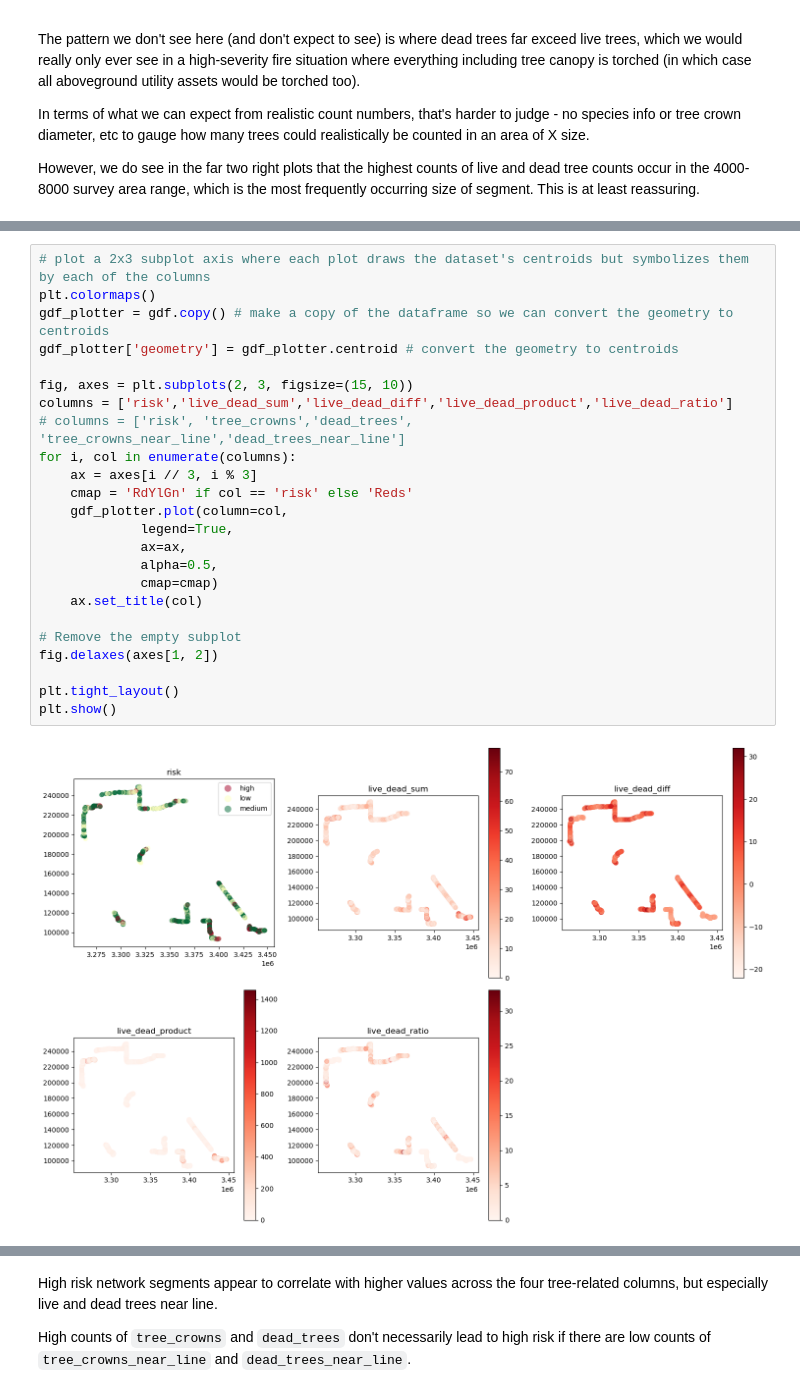
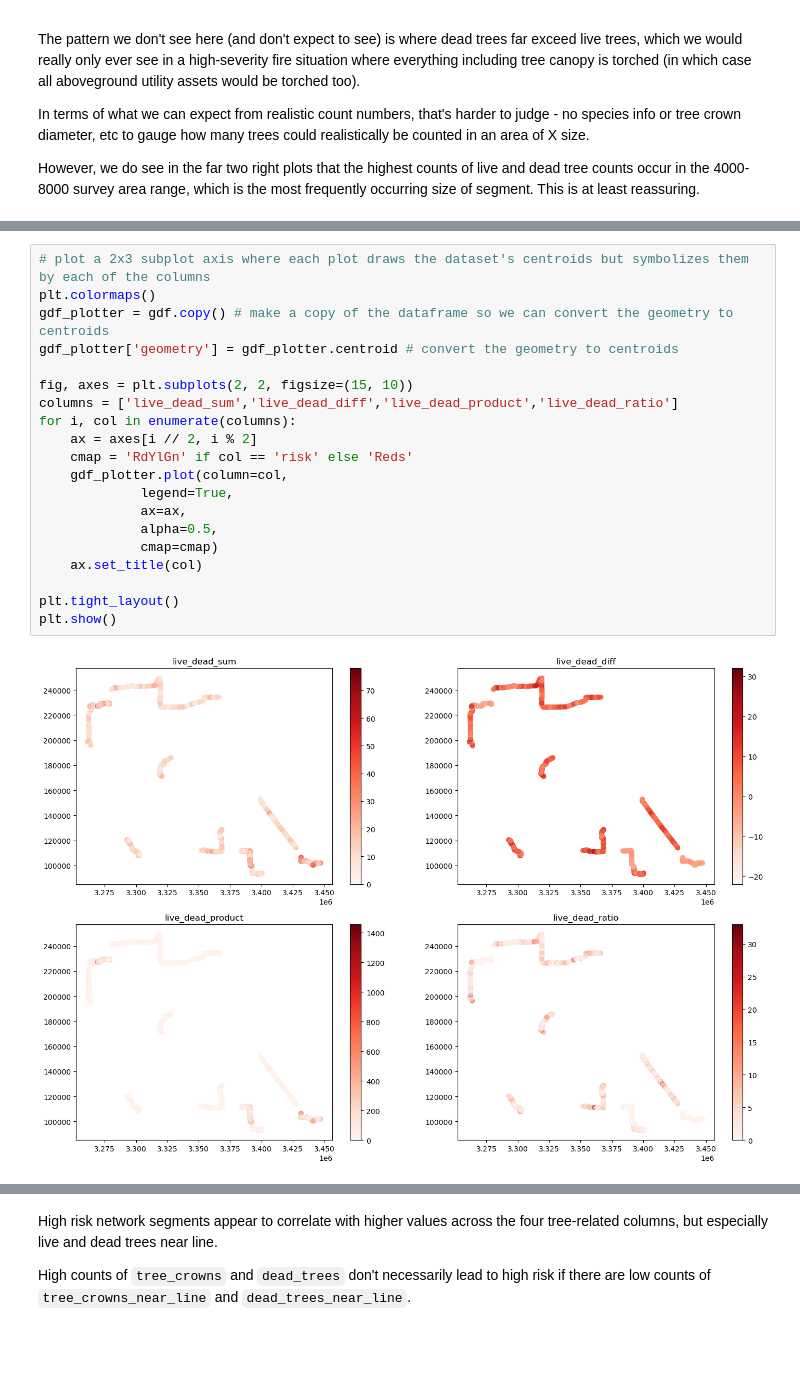
Before and after one commit to kyle-woodward/overstory, a Jupyter notebook: kyle_woodward_senior_wildfire_data_scientist.ipynb, the cells around one changed output, grey strips where cells are left out. Cells and saved outputs as stored; diff of their text form; blank space fills up the shorter version.

```diff
--- a/kyle_woodward_senior_wildfire_data_scientist.ipynb
+++ b/kyle_woodward_senior_wildfire_data_scientist.ipynb
@@ -184,26 +203,22 @@ d9c9c5         2.333333               21.0
 # %%
 # plot a 2x3 subplot axis where each plot draws the dataset's centroids but symbolizes them by each of the columns
 plt.colormaps()
 gdf_plotter = gdf.copy() # make a copy of the dataframe so we can convert the geometry to centroids
 gdf_plotter['geometry'] = gdf_plotter.centroid # convert the geometry to centroids
 
-fig, axes = plt.subplots(2, 3, figsize=(15, 10))
-columns = ['risk','live_dead_sum','live_dead_diff','live_dead_product','live_dead_ratio']
-# columns = ['risk', 'tree_crowns','dead_trees', 'tree_crowns_near_line','dead_trees_near_line']
+fig, axes = plt.subplots(2, 2, figsize=(15, 10))
+columns = ['live_dead_sum','live_dead_diff','live_dead_product','live_dead_ratio']
 for i, col in enumerate(columns):
-    ax = axes[i // 3, i % 3]
+    ax = axes[i // 2, i % 2]
     cmap = 'RdYlGn' if col == 'risk' else 'Reds'
     gdf_plotter.plot(column=col,
              legend=True,
              ax=ax,
              alpha=0.5,
              cmap=cmap)
     ax.set_title(col)
 
-# Remove the empty subplot
-fig.delaxes(axes[1, 2])
-
 plt.tight_layout()
 plt.show()
 # %% [output]
-[figure, old version]
+[figure, new version]
```
Also changed, not shown: parts of 40 cells of this notebook.
